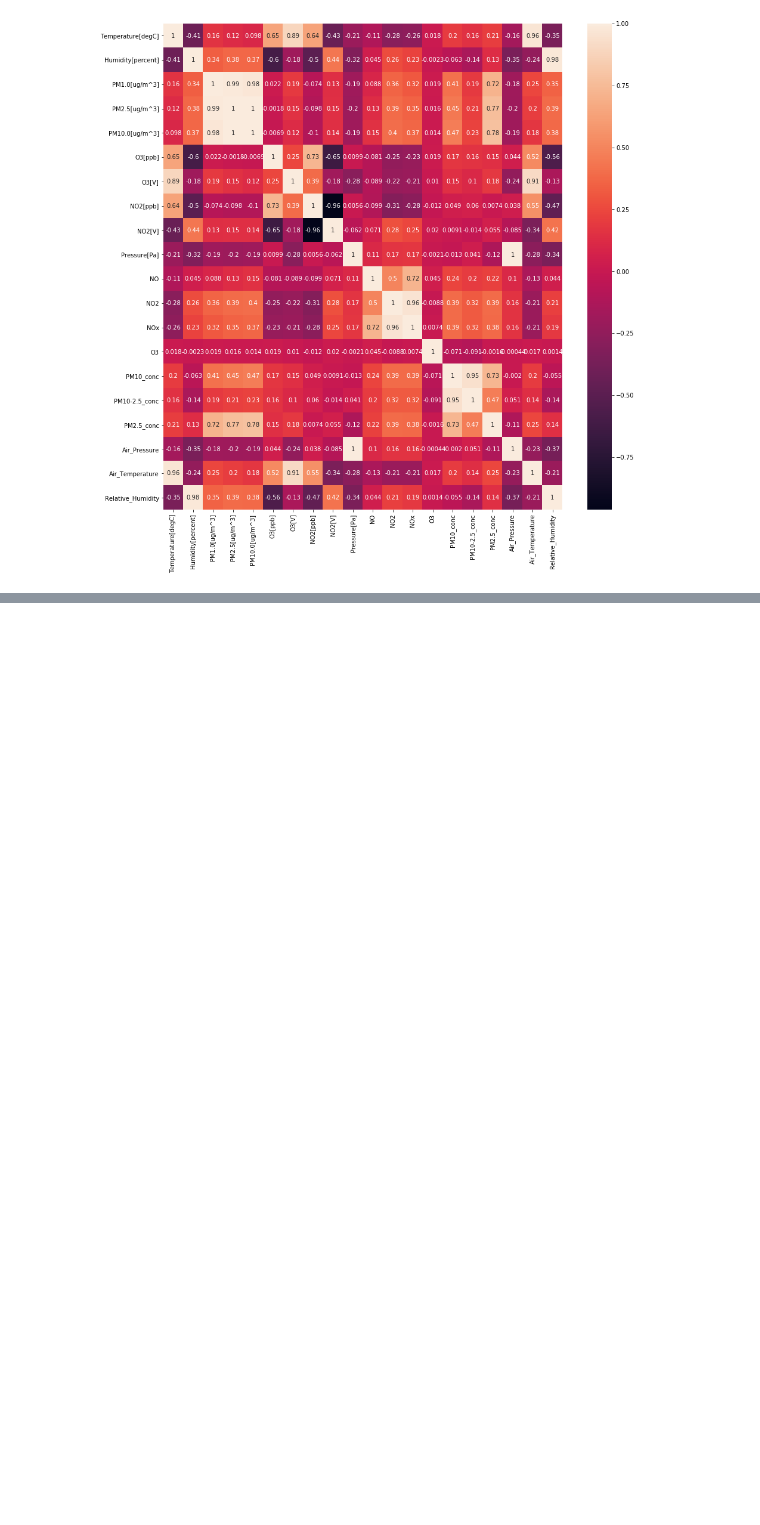
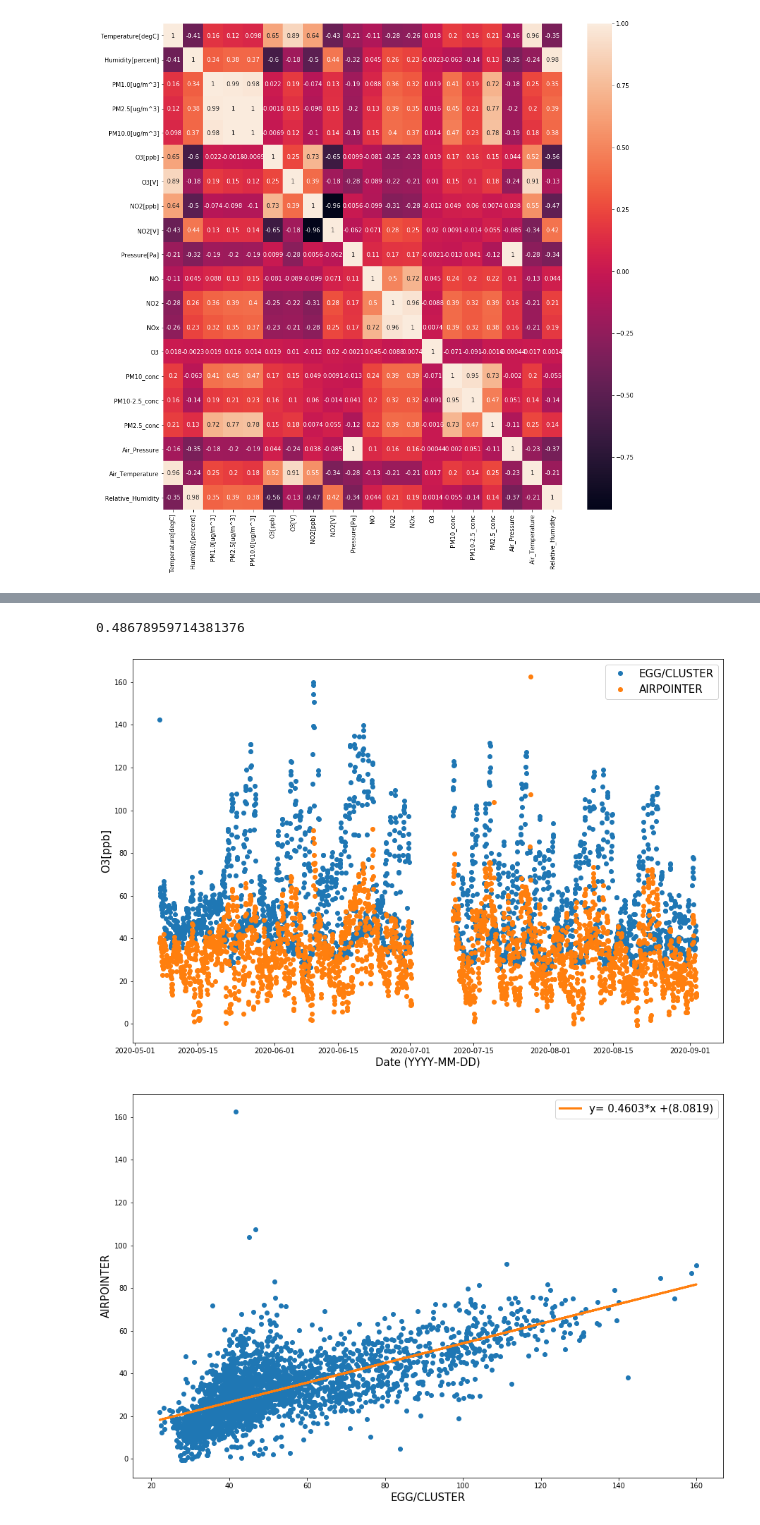
Before and after one commit to JonathanALevine/AQEggs, a Jupyter notebook: Egg1Features.ipynb, the cells around one changed output, grey strips where cells are left out. Drawn from its saved outputs; the diff is of its cells as text; code cells hidden in the pictures; blank space fills up the shorter version.

```diff
--- a/Egg1Features.ipynb
+++ b/Egg1Features.ipynb
@@ -92,0 +223,33 @@ metrics.r2_score(yValues, linear_regression.predict(xValues.reshape(-1,1)))
+# %%
+# ----------------------------- O3 (OZONE) FROM CLUSTER vs. O3 (OZONE) FROM AIRPOINTER ----------------------------------------
+plt.figure(figsize=(15,10))
+plt.plot(dataframe.index.to_series(), dataframe['O3[ppb]'], 'o', label="EGG/CLUSTER")
+plt.plot(dataframe.index.to_series(), dataframe['O3'], 'o', label='AIRPOINTER')
+plt.xlabel('Date (YYYY-MM-DD)', fontsize=15)
+plt.ylabel('O3[ppb]', fontsize=15)
+plt.legend(loc='best', fontsize=15)
+
+# Calculate a regression line
+# Egg sensor
+xValues = dataframe['O3[ppb]'].to_numpy()
+# Airpointer
+yValues = dataframe['O3'].to_numpy()
+# Regression Line
+linear_regression = LinearRegression().fit(xValues.reshape(-1,1), yValues)
+# Plot the values graph with the regression line
+plt.figure(figsize=(15,10))
+plt.plot(xValues, yValues, 'o')
+plt.plot(xValues,
+         linear_regression.predict(xValues.reshape(-1,1)),
+         label='y= {:0.4f}*x +({:0.4f})'.format(linear_regression.coef_[0], linear_regression.intercept_),
+         linewidth=3)
+plt.xlabel('EGG/CLUSTER', fontsize=15)
+plt.ylabel('AIRPOINTER', fontsize=15)
+plt.legend(loc='best', fontsize=15)
+
+# Calculate the R2 score
+metrics.r2_score(yValues, linear_regression.predict(xValues.reshape(-1,1)))
+# %% [output]
+0.48678959714381376
+[figure, added]
+[figure, added]
```
Also changed, not shown: parts of 8 cells of this notebook.
